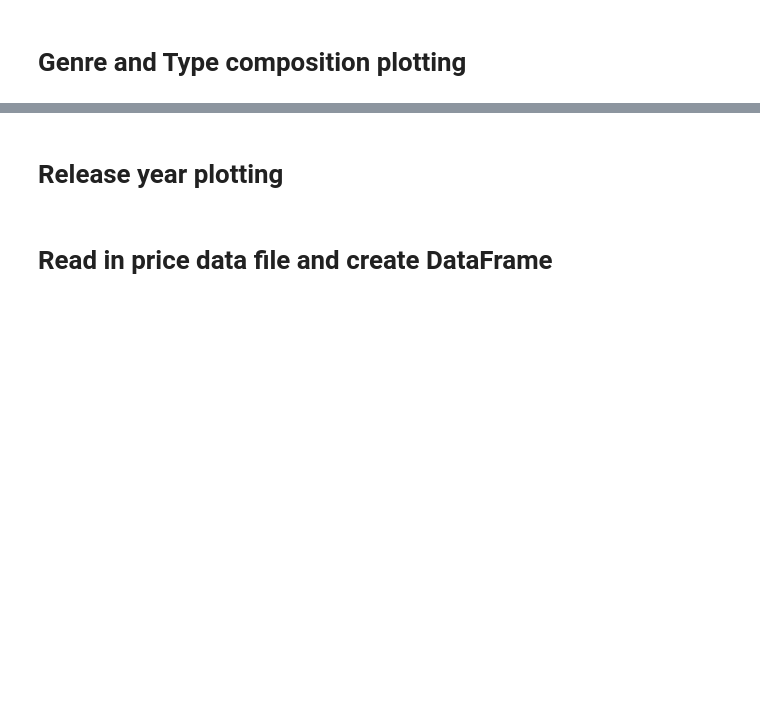
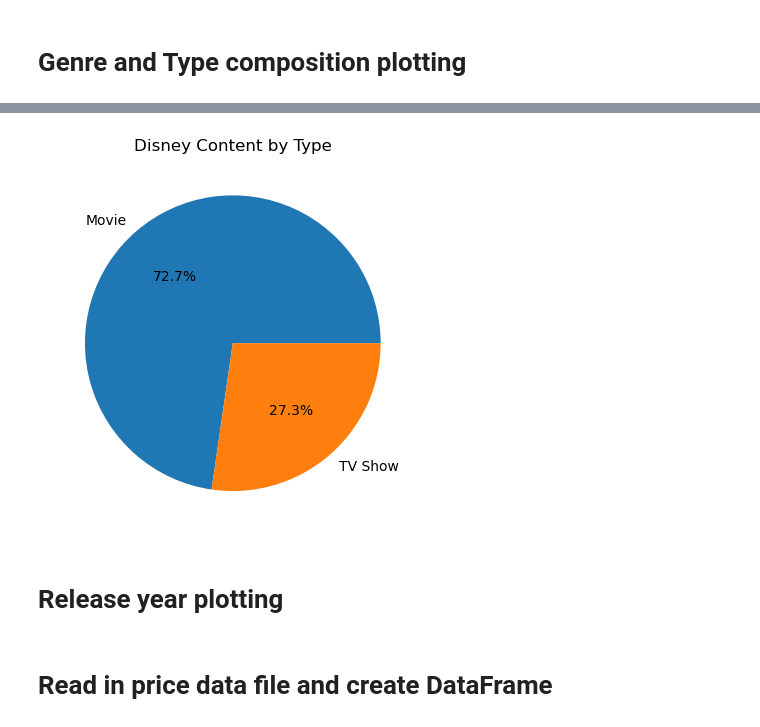
Before and after one commit to gfoley15/netflixandchill, a Jupyter notebook: notebook/netflixandchill.ipynb, the cells around one changed output, grey strips where cells are left out. Saved outputs shown, nothing was run; the diff lists cells and outputs as text; code cells hidden in the pictures; blank space fills up the shorter version.

```diff
--- a/notebook/netflixandchill.ipynb
+++ b/notebook/netflixandchill.ipynb
@@ -130,5 +165,13 @@ combined_df.head()
 # %%
 # Disney pie chart for movie/tv shows
+disney_titles = combined_df.loc[combined_df["platform"] == "Disney+", :]
+disney_by_type = disney_titles.groupby(['type'])['type'].count()
+disney_types = disney_by_type.index
+plt.pie(disney_by_type, labels=disney_types, autopct="%1.1f%%")
+plt.title("Disney Content by Type")
+plt.show()
+# %% [output]
+[figure, added]
 # %%
 # Netflix bar chart for primary genre counts
 # %%
```
Also changed, not shown: parts of 18 cells of this notebook.
